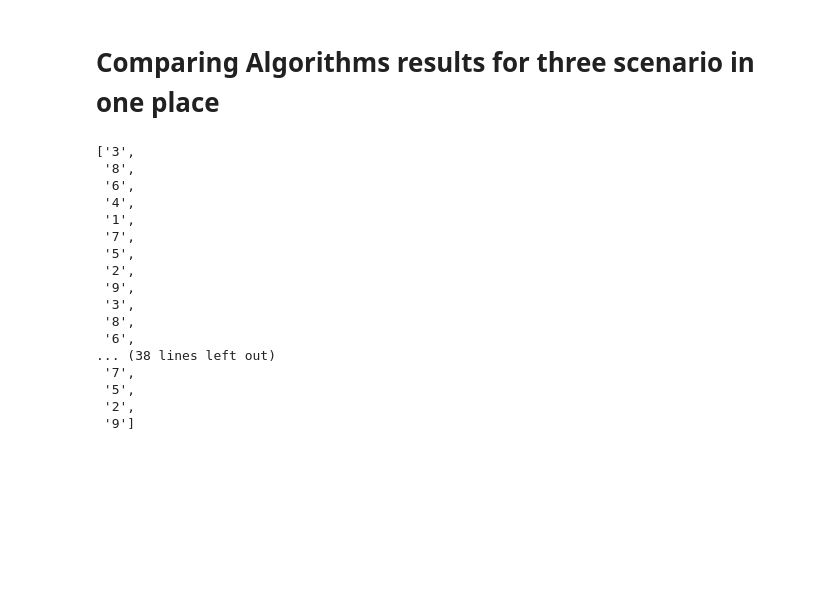
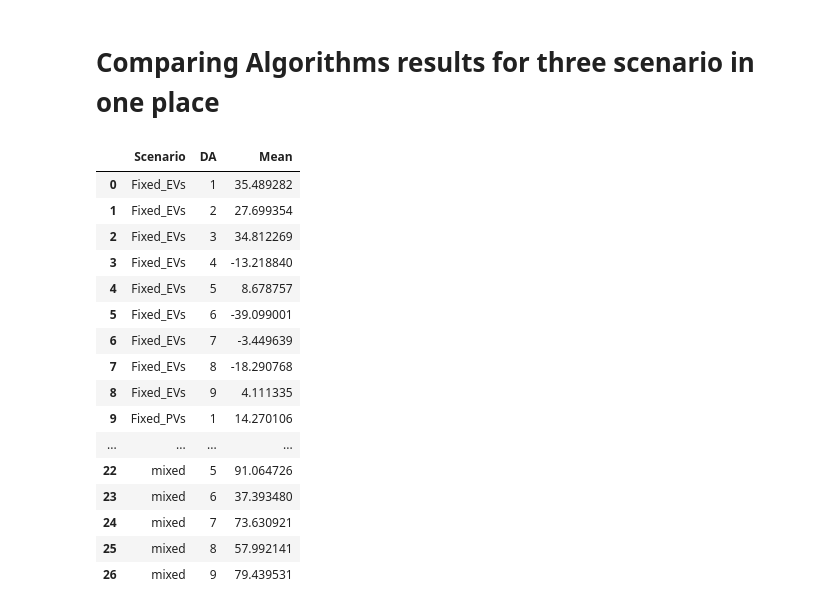
Before and after one commit to alirezakfz/PyomoModels, a Jupyter notebook: 08_SEST2022_DA_EQ/Results/Plots/Objective_Functions_Visualization.ipynb, the cells around one changed output. Saved outputs shown, nothing was run; the diff lists cells and outputs as text; code cells hidden in the pictures; blank space fills up the shorter version.

```diff
--- a/08_SEST2022_DA_EQ/Results/Plots/Objective_Functions_Visualization.ipynb
+++ b/08_SEST2022_DA_EQ/Results/Plots/Objective_Functions_Visualization.ipynb
@@ -144,20 +145,3 @@ for x in zip(df_fixed_evs_ahe.mean().index, df_fixed_evs_ahe.mean()):
 # %%
-# Create
+# Create Data Frame from multiple lists
+df_compare = pd.DataFrame({'Mean':Mean, 'Algorithm':Algorithm, 'Scenario':Scenario, 'DA':DA})
-# %% [output]
-['3',
- '8',
- '6',
- '4',
- '1',
- '7',
- '5',
- '2',
- '9',
- '3',
- '8',
- '6',
-... (38 lines left out)
- '7',
- '5',
- '2',
- '9']
@@ -163,0 +150,20 @@ for x in zip(df_fixed_evs_ahe.mean().index, df_fixed_evs_ahe.mean()):
+# %%
+df_compare
+# %% [output]
+|  | Scenario | DA | Mean |
+| 0 | Fixed_EVs | 1 | 35.489282 |
+| 1 | Fixed_EVs | 2 | 27.699354 |
+| 2 | Fixed_EVs | 3 | 34.812269 |
+| 3 | Fixed_EVs | 4 | -13.218840 |
+| 4 | Fixed_EVs | 5 | 8.678757 |
+| 5 | Fixed_EVs | 6 | -39.099001 |
+| 6 | Fixed_EVs | 7 | -3.449639 |
+| 7 | Fixed_EVs | 8 | -18.290768 |
+| 8 | Fixed_EVs | 9 | 4.111335 |
+| 9 | Fixed_PVs | 1 | 14.270106 |
+| ... | ... | ... | ... |
+| 22 | mixed | 5 | 91.064726 |
+| 23 | mixed | 6 | 37.393480 |
+| 24 | mixed | 7 | 73.630921 |
+| 25 | mixed | 8 | 57.992141 |
+| 26 | mixed | 9 | 79.439531 |
```
Also changed, not shown: parts of 10 cells of this notebook, 24 other files.
